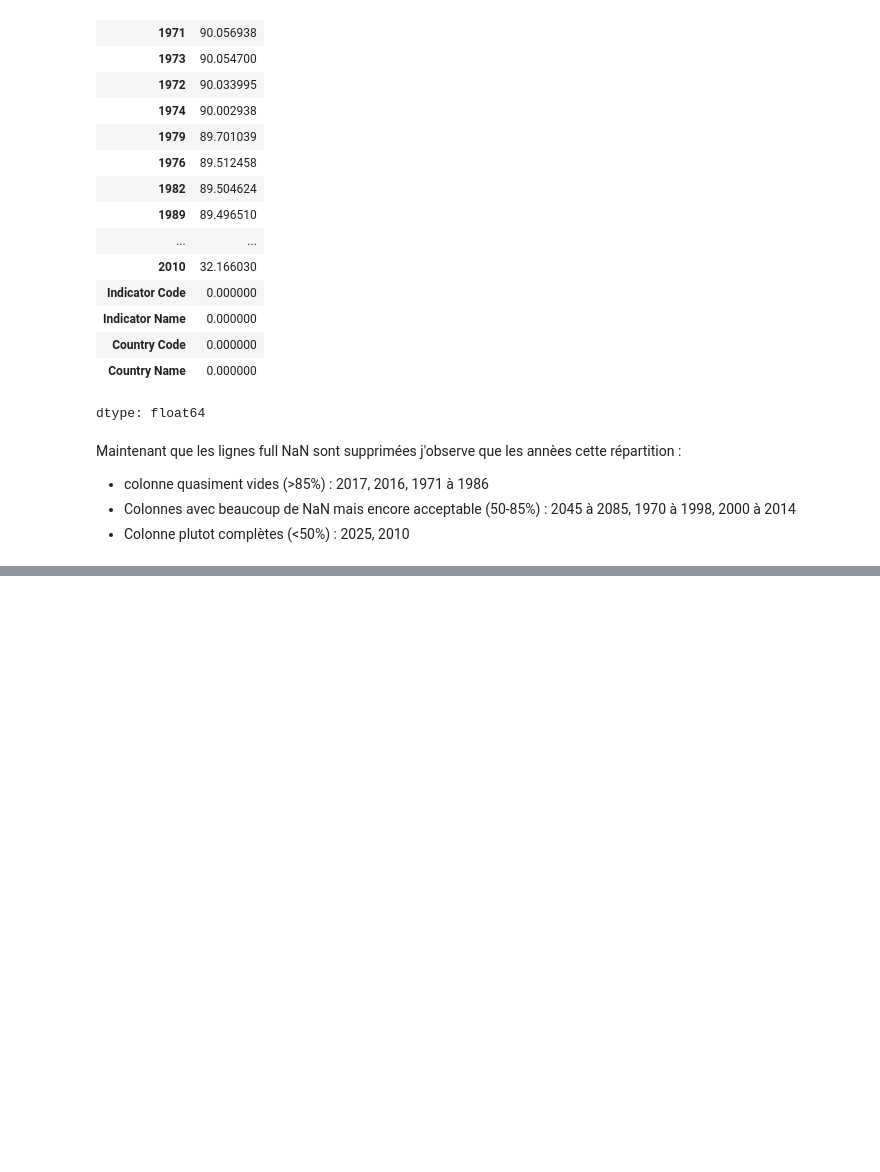
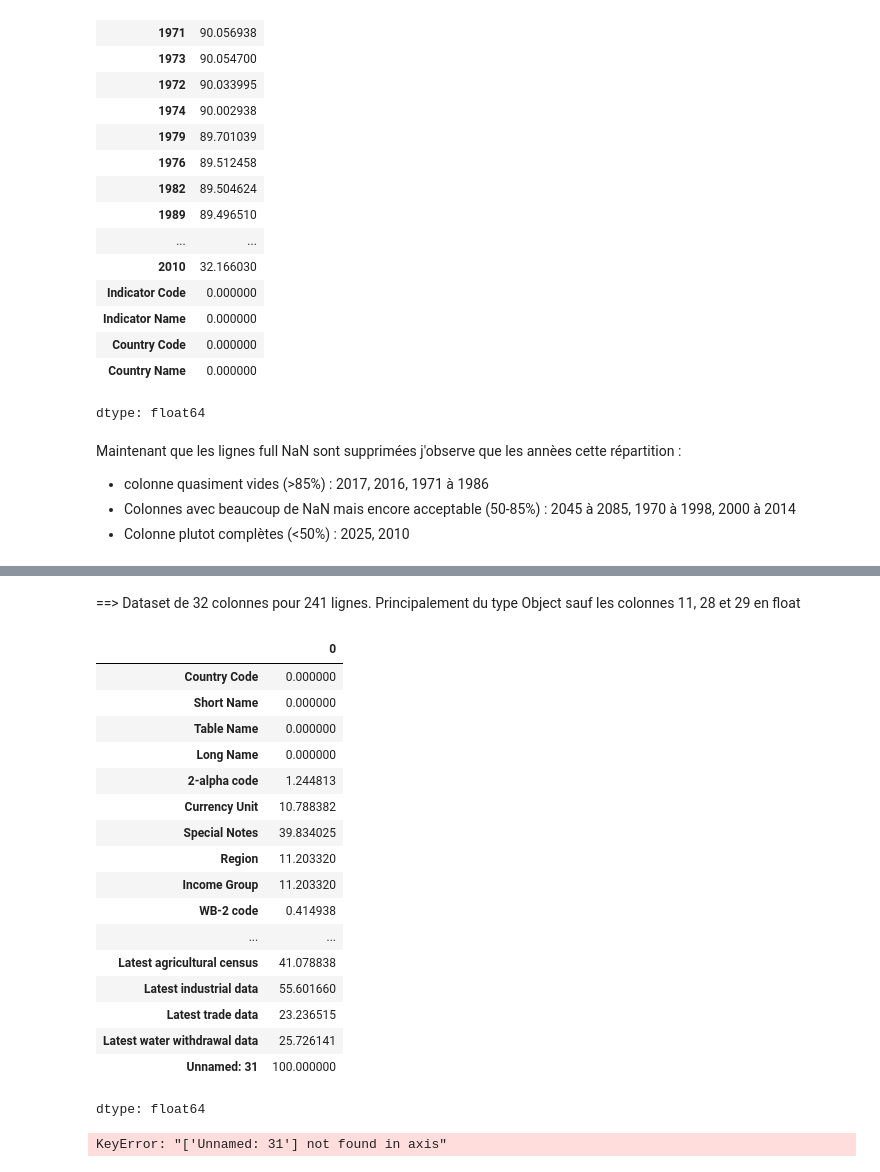
Before and after one commit to bema1015/ProjDataEng, a Jupyter notebook: Projet2/projet2_dev.ipynb, the cells around one changed output, grey strips where cells are left out. Saved outputs shown, nothing was run; the diff lists cells and outputs as text; code cells hidden in the pictures; blank space fills up the shorter version.

```diff
--- a/Projet2/projet2_dev.ipynb
+++ b/Projet2/projet2_dev.ipynb
@@ -259,0 +399,23 @@ Maintenant que les lignes full NaN sont supprimées j'observe que les annèes ce
+# %% [markdown]
+==> Dataset de 32 colonnes pour 241 lignes. Principalement du type Object sauf les colonnes 11, 28 et 29 en float
+# %%
+EDSCountry.isnull().mean()*100
+# %% [output]
+|  | 0 |
+| Country Code | 0.000000 |
+| Short Name | 0.000000 |
+| Table Name | 0.000000 |
+| Long Name | 0.000000 |
+| 2-alpha code | 1.244813 |
+| Currency Unit | 10.788382 |
+| Special Notes | 39.834025 |
+| Region | 11.203320 |
+| Income Group | 11.203320 |
+| WB-2 code | 0.414938 |
+| ... | ... |
+| Latest agricultural census | 41.078838 |
+| Latest industrial data | 55.601660 |
+| Latest trade data | 23.236515 |
+| Latest water withdrawal data | 25.726141 |
+| Unnamed: 31 | 100.000000 |
+dtype: float64
@@ -259,0 +424,4 @@ Maintenant que les lignes full NaN sont supprimées j'observe que les annèes ce
+# %%
+EDSCountry = EDSCountry.drop(columns=[ "Unnamed: 31"])
+# %% [output]
+KeyError: "['Unnamed: 31'] not found in axis"
```
Also changed, not shown: parts of 35 cells of this notebook.
